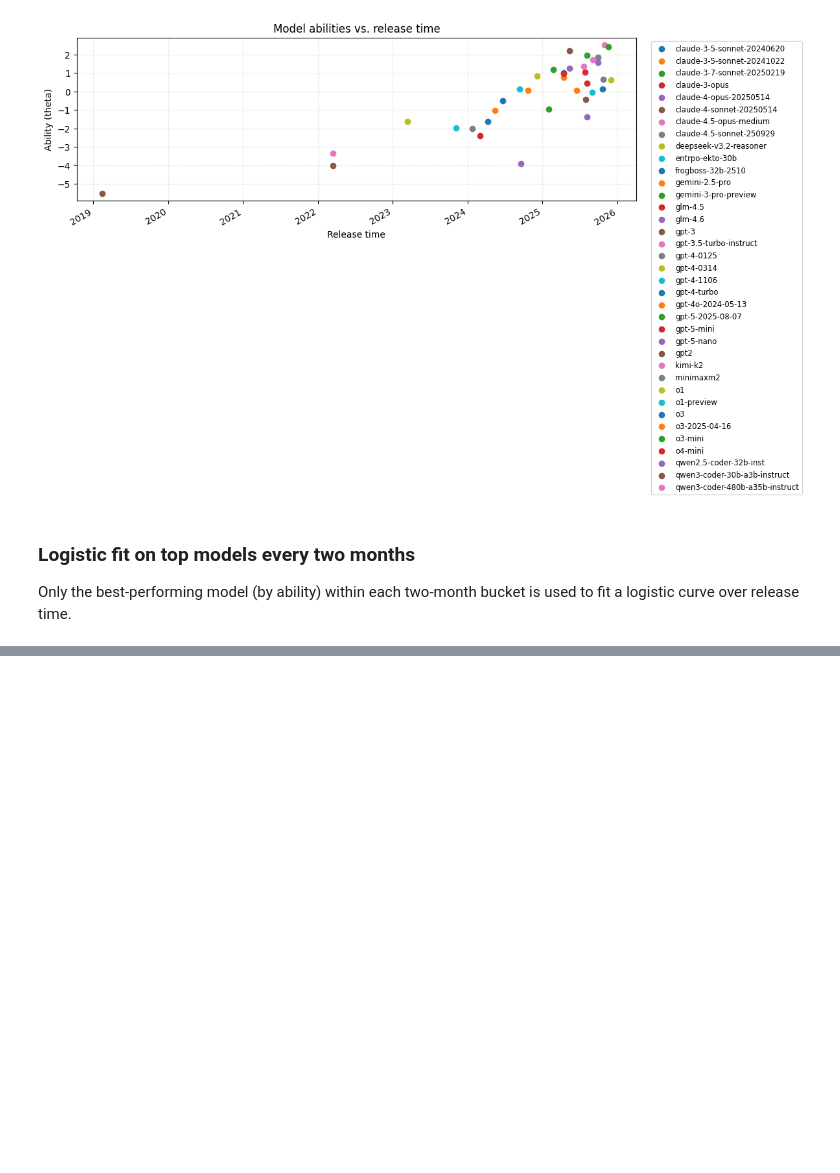
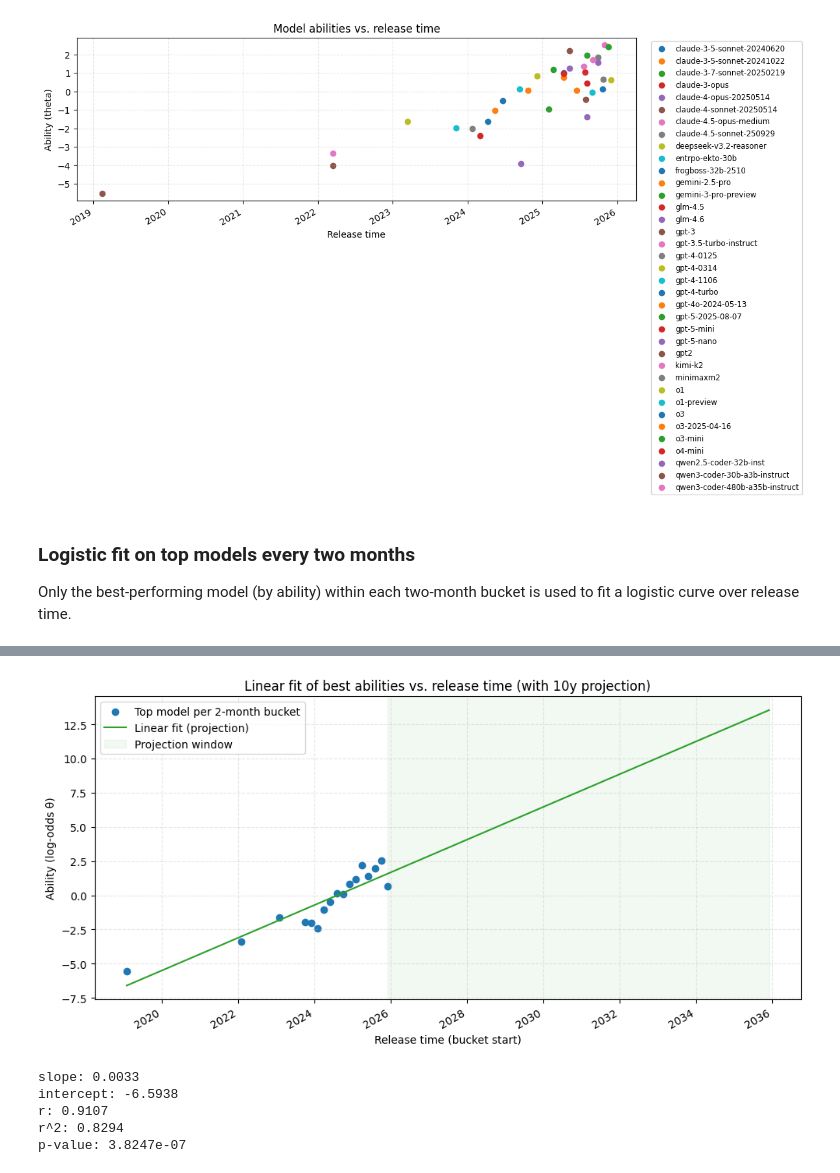
Before and after one commit to FY-Liu/BRIDGE, a Jupyter notebook: IRT/irt.ipynb, the cells around one changed output, grey strips where cells are left out. Cells and saved outputs as stored; diff of their text form; code cells hidden in the pictures; blank space fills up the shorter version.

```diff
--- a/IRT/irt.ipynb
+++ b/IRT/irt.ipynb
@@ -1664,0 +1991,47 @@ bucketed
+# %%
+from scipy.stats import linregress
+
+linres = linregress(x_days, y)
+linear_fit_y = linres.slope * dense_x + linres.intercept
+
+fig, ax = plt.subplots(figsize=(10, 5))
+ax.scatter(
+    bucketed['bucket_start'],
+    bucketed['ability'],
+    color='#1f77b4',
+    label=f'Top model per {bucket_span_months}-month bucket',
+)
+ax.plot(
+    dense_dates,
+    linear_fit_y,
+    color='#2ca02c',
+    label='Linear fit (projection)',
+)
+ax.axvspan(
+    bucketed['bucket_start'].max(),
+    dense_dates.max(),
+    color='#2ca02c',
+    alpha=0.06,
+    label='Projection window',
+)
+ax.set_title('Linear fit of best abilities vs. release time (with 10y projection)')
+ax.set_xlabel('Release time (bucket start)')
+ax.set_ylabel('Ability (log-odds θ)')
+ax.grid(True, linestyle='--', alpha=0.3)
+fig.autofmt_xdate()
+ax.legend(loc='best')
+plt.tight_layout()
+plt.show()
+
+print(f'slope: {linres.slope:.4f}')
+print(f'intercept: {linres.intercept:.4f}')
+print(f'r: {linres.rvalue:.4f}')
+print(f'r^2: {linres.rvalue ** 2:.4f}')
+print(f'p-value: {linres.pvalue:.4e}')
+# %% [output]
+[figure, added]
+slope: 0.0033
+intercept: -6.5938
+r: 0.9107
+r^2: 0.8294
+p-value: 3.8247e-07
```
Also changed, not shown: parts of 8 cells of this notebook.
